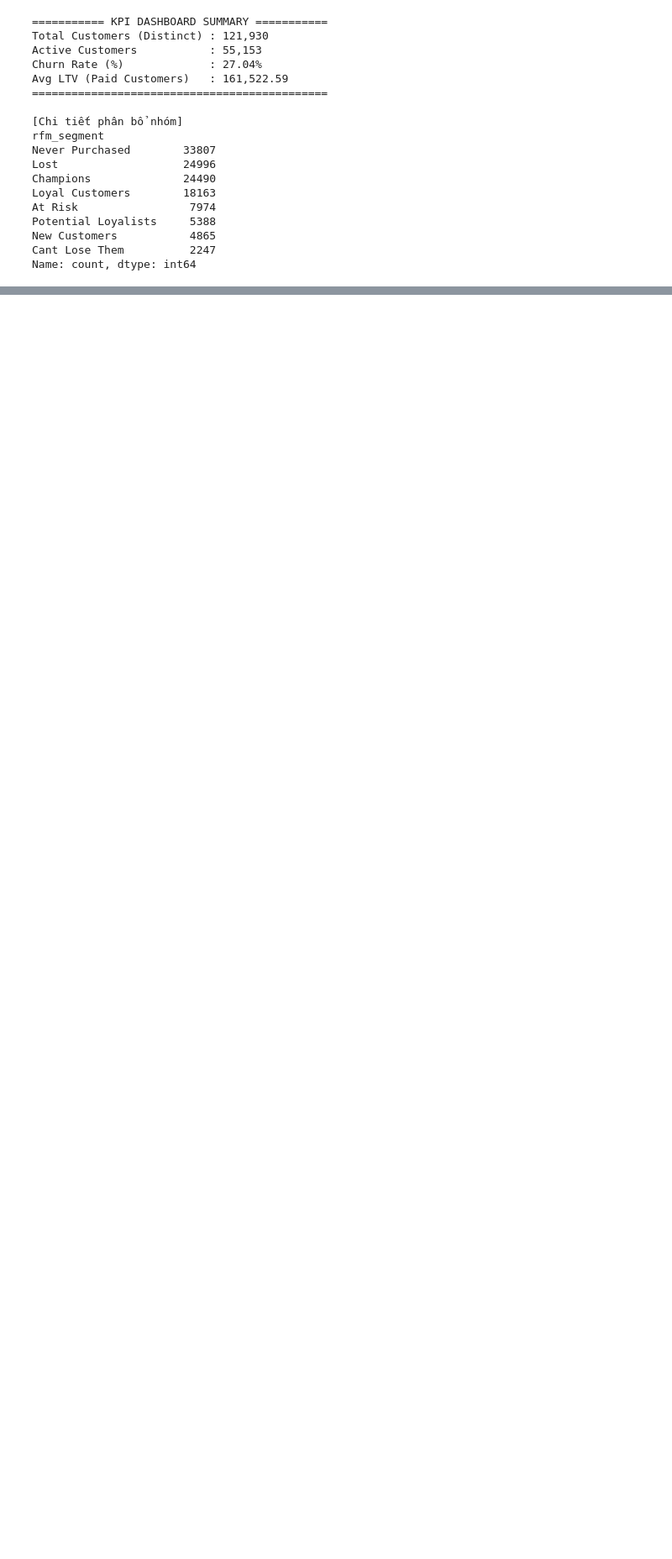
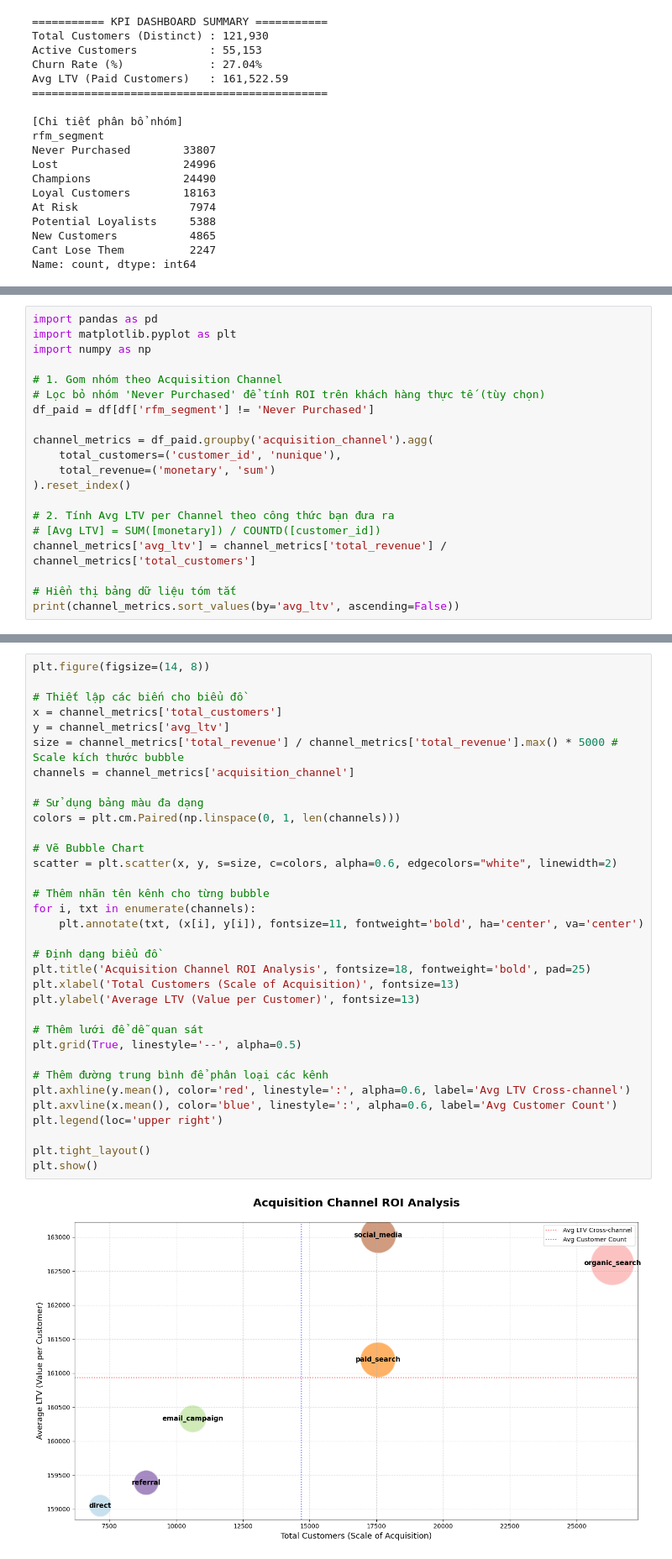
Before and after one commit to bee1zebub05/datathon-2026, a Jupyter notebook: DB3_Customer.ipynb, the cells around one changed output, grey strips where cells are left out. Shown at 84% size. Saved outputs shown, nothing was run; the diff lists cells and outputs as text; blank space fills up the shorter version.

```diff
--- a/DB3_Customer.ipynb
+++ b/DB3_Customer.ipynb
@@ -433,0 +428,20 @@ array(['Champions', 'New Customers', 'Lost', 'Potential Loyalists',
+# %%
+import pandas as pd
+import matplotlib.pyplot as plt
+import numpy as np
+
+# 1. Gom nhóm theo Acquisition Channel
+# Lọc bỏ nhóm 'Never Purchased' để tính ROI trên khách hàng thực tế (tùy chọn)
+df_paid = df[df['rfm_segment'] != 'Never Purchased']
+
+channel_metrics = df_paid.groupby('acquisition_channel').agg(
+    total_customers=('customer_id', 'nunique'),
+    total_revenue=('monetary', 'sum')
+).reset_index()
+
+# 2. Tính Avg LTV per Channel theo công thức bạn đưa ra
+# [Avg LTV] = SUM([monetary]) / COUNTD([customer_id])
+channel_metrics['avg_ltv'] = channel_metrics['total_revenue'] / channel_metrics['total_customers']
+
+# Hiển thị bảng dữ liệu tóm tắt
+print(channel_metrics.sort_values(by='avg_ltv', ascending=False))
@@ -433,0 +456,36 @@ array(['Champions', 'New Customers', 'Lost', 'Potential Loyalists',
+# %%
+plt.figure(figsize=(14, 8))
+
+# Thiết lập các biến cho biểu đồ
+x = channel_metrics['total_customers']
+y = channel_metrics['avg_ltv']
+size = channel_metrics['total_revenue'] / channel_metrics['total_revenue'].max() * 5000 # Scale kích thước bubble
+channels = channel_metrics['acquisition_channel']
+
+# Sử dụng bảng màu đa dạng
+colors = plt.cm.Paired(np.linspace(0, 1, len(channels)))
+
+# Vẽ Bubble Chart
+scatter = plt.scatter(x, y, s=size, c=colors, alpha=0.6, edgecolors="white", linewidth=2)
+
+# Thêm nhãn tên kênh cho từng bubble
+for i, txt in enumerate(channels):
+    plt.annotate(txt, (x[i], y[i]), fontsize=11, fontweight='bold', ha='center', va='center')
+
+# Định dạng biểu đồ
+plt.title('Acquisition Channel ROI Analysis', fontsize=18, fontweight='bold', pad=25)
+plt.xlabel('Total Customers (Scale of Acquisition)', fontsize=13)
+plt.ylabel('Average LTV (Value per Customer)', fontsize=13)
+
+# Thêm lưới để dễ quan sát
+plt.grid(True, linestyle='--', alpha=0.5)
+
+# Thêm đường trung bình để phân loại các kênh
+plt.axhline(y.mean(), color='red', linestyle=':', alpha=0.6, label='Avg LTV Cross-channel')
+plt.axvline(x.mean(), color='blue', linestyle=':', alpha=0.6, label='Avg Customer Count')
+plt.legend(loc='upper right')
+
+plt.tight_layout()
+plt.show()
+# %% [output]
+[figure, added]
```
Also changed, not shown: parts of 4 cells of this notebook.
